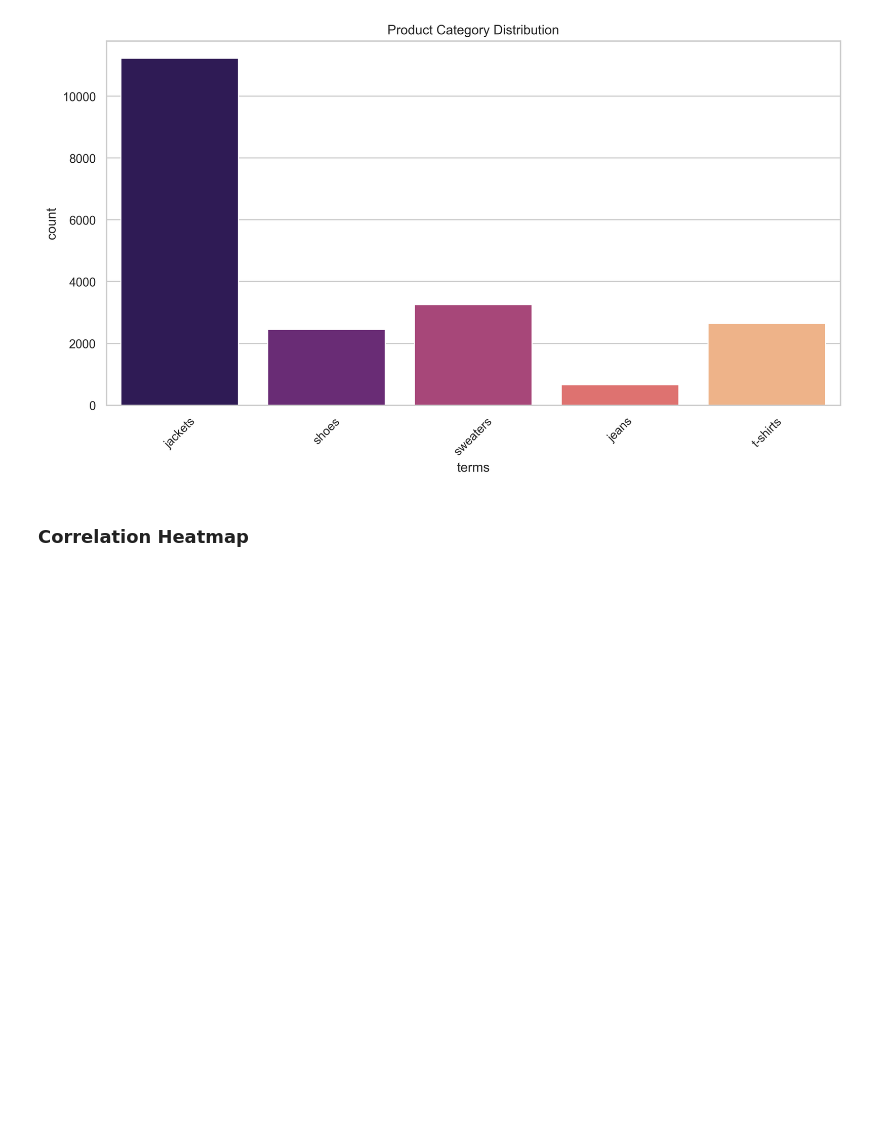
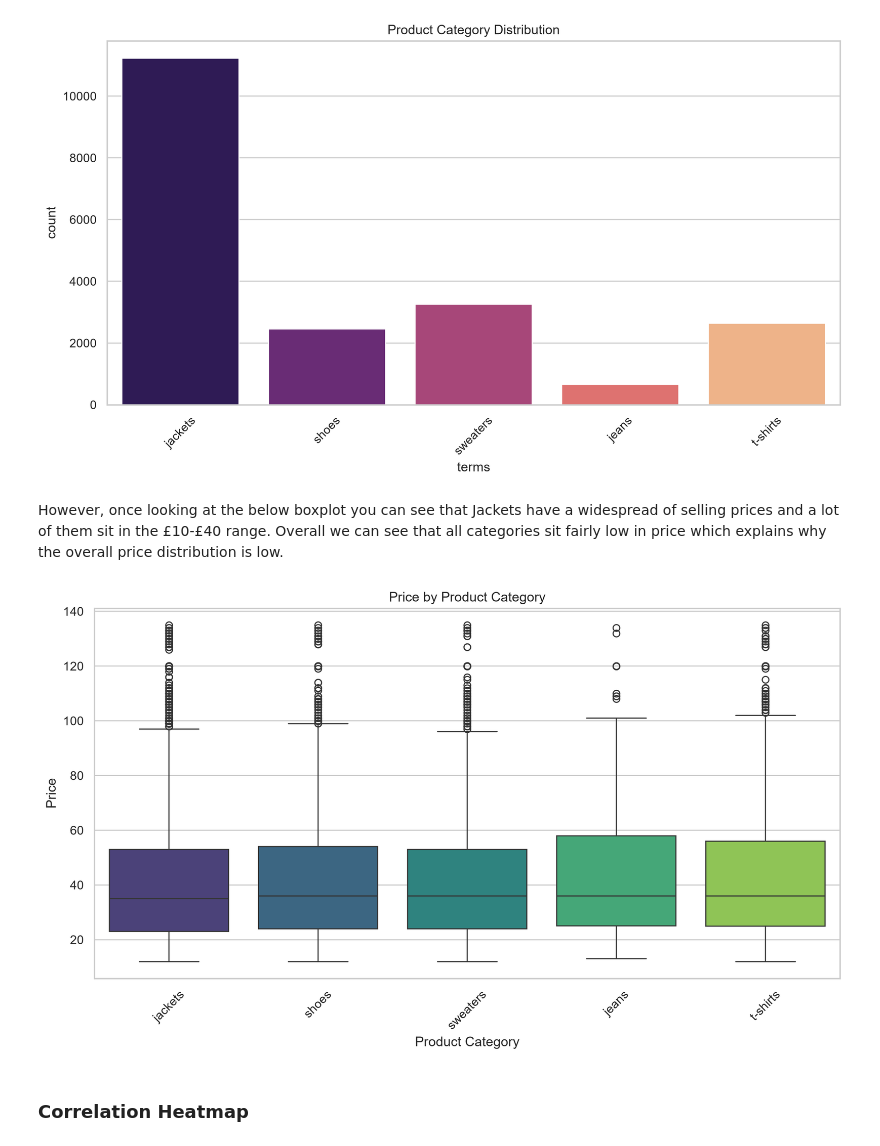
Before and after one commit to cowardclaire/capstone-project, a Jupyter notebook: jupyter_notebooks/Notebook_Template.ipynb, the cells around one changed output. Cells and saved outputs as stored; diff of their text form; code cells hidden in the pictures; blank space fills up the shorter version.

```diff
--- a/jupyter_notebooks/Notebook_Template.ipynb
+++ b/jupyter_notebooks/Notebook_Template.ipynb
@@ -216,6 +218,15 @@ img_path = os.path.join(project_root, "visuals", "eda", "product_category_distri
 Image(img_path)
 # %% [output]
 [figure]
+# %% [markdown]
+However, once looking at the below boxplot you can see that Jackets have a widespread of selling prices and a lot of them sit in the £10-£40 range. Overall we can see that all categories sit fairly low in price which explains why the overall price distribution is low.
+# %%
+from IPython.display import Image
+
+img_path = os.path.join(project_root, "visuals", "eda", "price_by_category.png")
+Image(img_path)
+# %% [output]
+[figure, added]
 # %% [markdown]
 ### Correlation Heatmap
 # %% [markdown]
```
Also changed, not shown: parts of 2 cells of this notebook.
